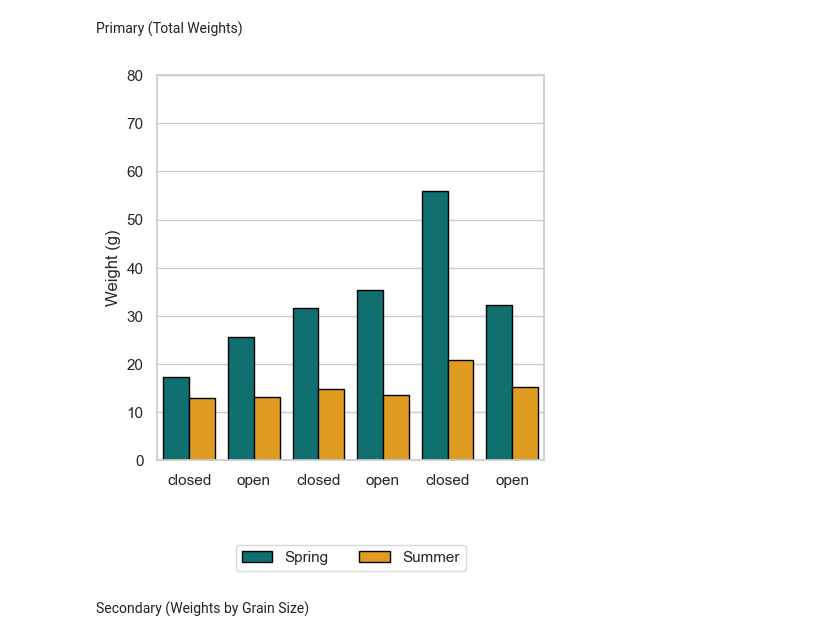
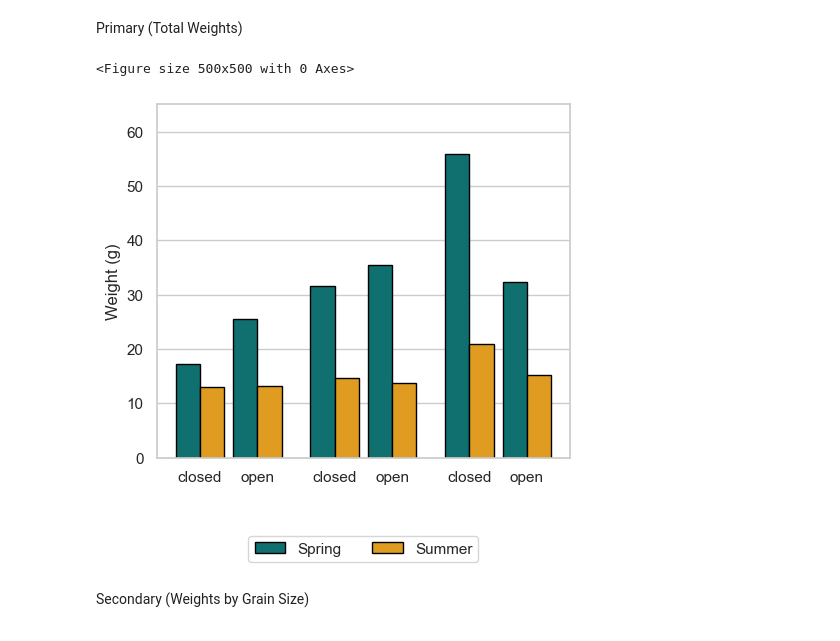
Before and after one commit to nicole-hucke/sediment_trap_paper, a Jupyter notebook: plots/trap_barplots/barplots_code.ipynb, the cells around one changed output. Saved outputs shown, nothing was run; the diff lists cells and outputs as text; code cells hidden in the pictures.

Commit message:
new bar plots for supporting information!

```diff
--- a/plots/trap_barplots/barplots_code.ipynb
+++ b/plots/trap_barplots/barplots_code.ipynb
@@ -369,24 +369,47 @@ Primary (Total Weights)
 # %%
 import matplotlib.pyplot as plt
 import seaborn as sns
 
 plt.figure(figsize=(5, 5))
 labels = ['closed\n', 'open\n', 'closed\n', 'open\n', 'closed\n', 'open\n']
-
-# define the desired order of the samples
 sample_order = ['T7-D', 'T7-B', 'T8-C', 'T8-D', 'T5-A', 'T5-B']
 
-ax = sns.barplot(data=summary_weights, x='Sample', y='Weight', hue='season', dodge=True, errorbar=None,
-                palette={'Spring': 'teal', 'Summer': 'orange'}, order=sample_order, edgecolor='black')
+# spacing
+group_gap = 1.3
+pair_gap = 0.45
+base = []
+x = 0.0
+for i in range(len(sample_order)):
+    base.append(x)
+    x += group_gap
+    if (i + 1) % 2 == 0:
+        x += pair_gap
 
-plt.ylim(0, 80)
-plt.ylabel('Weight (g)')
-plt.xlabel('')
+bar_w = 0.55
+offset = {'Spring': -bar_w/2, 'Summer': bar_w/2}
+palette = {'Spring': '#107070', 'Summer': '#df9c20'}
+
+fig, ax = plt.subplots(figsize=(5, 5))
+for season in ['Spring', 'Summer']:
+    vals = (summary_weights[summary_weights['season'] == season]
+            .set_index('Sample')
+            .reindex(sample_order)['Weight'])
+    ax.bar([b + offset[season] for b in base], vals, width=bar_w,
+           color=palette[season], edgecolor='black', label=season)
+
+ax.set_ylim(0, 65)
+ax.set_ylabel('Weight (g)')
+ax.set_xlabel('')
+ax.set_xticks(base)
 ax.set_xticklabels(labels)
-plt.legend(loc='upper center', bbox_to_anchor=(0.5, -0.2), ncol=2)
+ax.xaxis.grid(False)
+ax.legend(loc='upper center', bbox_to_anchor=(0.5, -0.2), ncol=2)
+
+plt.tight_layout()
 plt.savefig('plots/total_weights_barplots_V7.jpg', dpi=1000, bbox_inches='tight')
 plt.show()
 # %% [output]
+<Figure size 500x500 with 0 Axes>
-[figure, old version]
+[figure, new version]
 # %% [markdown]
 Secondary (Weights by Grain Size)
```
Also changed, not shown: parts of 2 cells of this notebook, 5 other files.
